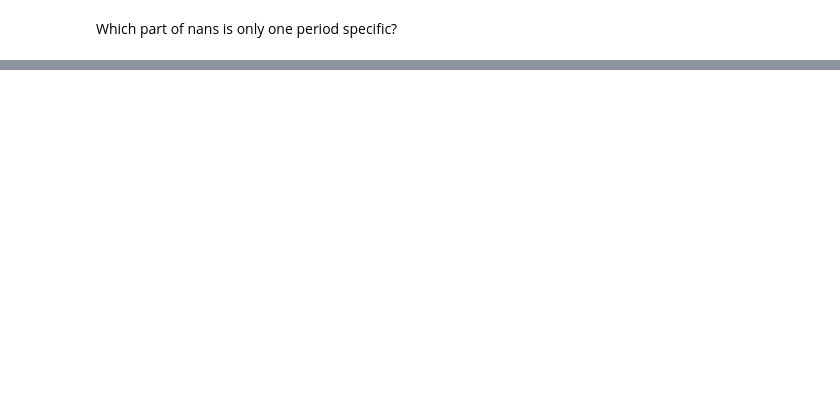
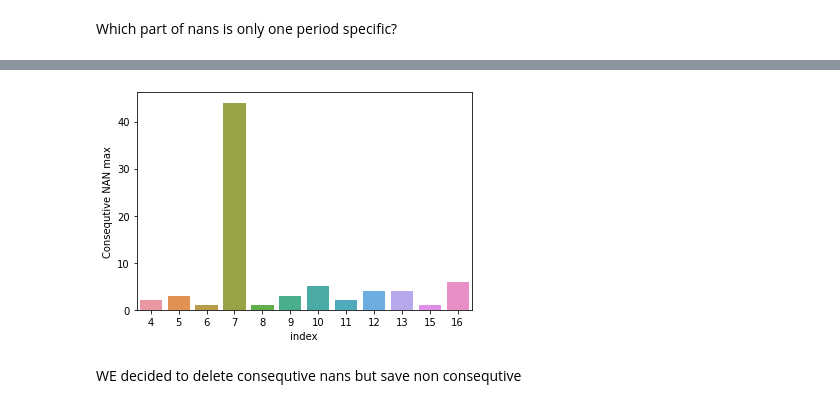
Before and after one commit to WojciechDopieralski/Finance_ML, a Jupyter notebook: Finance_ML/eda_analysis.ipynb, the cells around one changed output, grey strips where cells are left out. Cells and saved outputs as stored; diff of their text form; code cells hidden in the pictures; blank space fills up the shorter version.

Commit message:
add extension of the missing data analysis

```diff
--- a/Finance_ML/eda_analysis.ipynb
+++ b/Finance_ML/eda_analysis.ipynb
@@ -179,0 +211,13 @@ plt.show()
+# %%
+
+nulls_not_only_consequtive = nulls.query('one_period_only == False')
+# %%
+nulls_not_only_consequtive_max_value_counts = nulls_not_only_consequtive['Consequtive NAN max'].value_counts().to_frame()
+nulls_not_only_consequtive_max_value_counts.reset_index(inplace = True)
+# %%
+ax = sns.barplot(x="index", y="Consequtive NAN max", data=nulls_not_only_consequtive_max_value_counts)
+plt.show()
+# %% [output]
+[figure, added]
+# %% [markdown]
+WE decided to delete consequtive nans but save non consequtive
```
Also changed, not shown: parts of 14 cells of this notebook.
